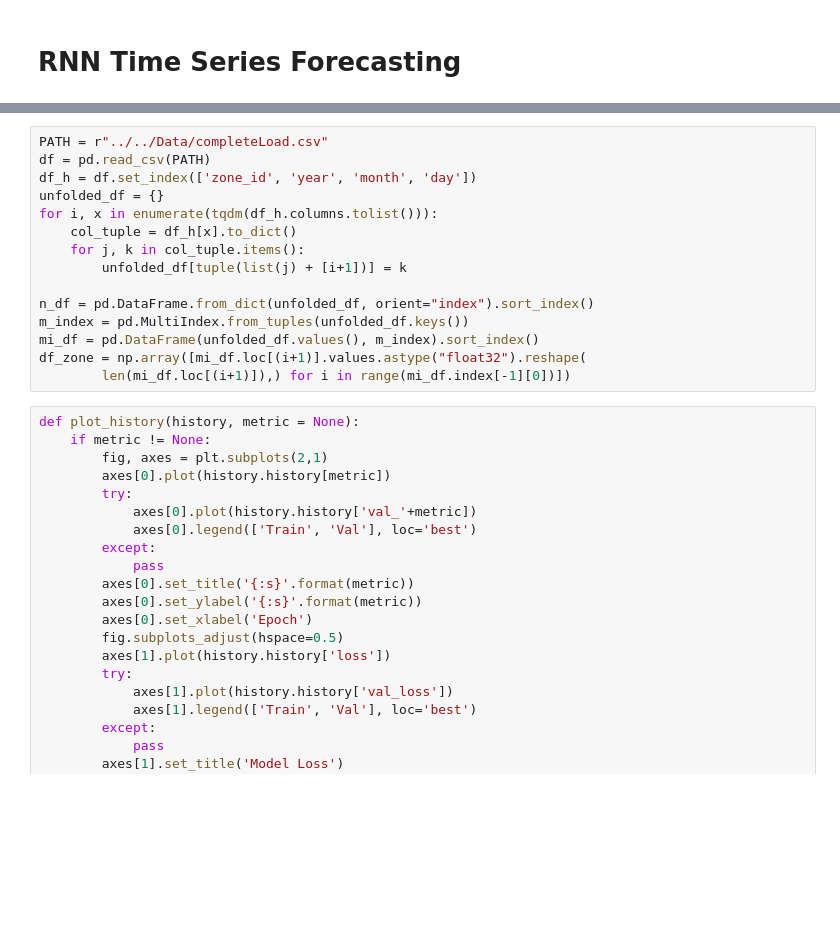
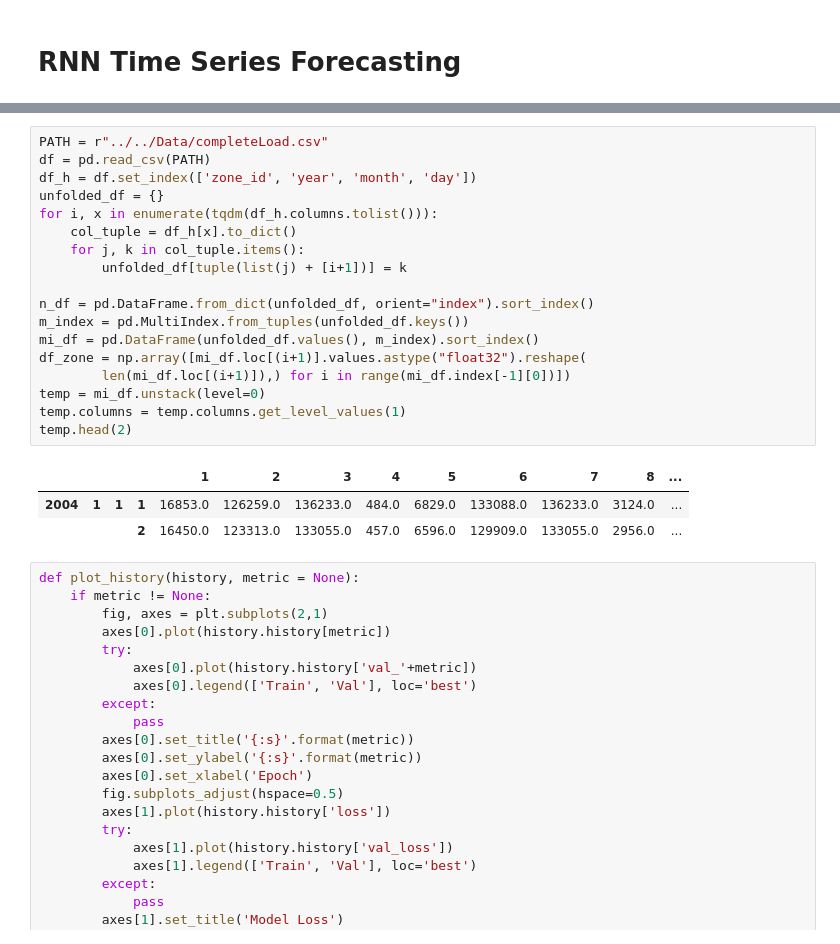
Before and after one commit to Pedromacedo41/MAP573, a Jupyter notebook: src/Francisco/RNN_TSF.ipynb, the cells around one changed output, grey strips where cells are left out. Cells and saved outputs as stored; diff of their text form; blank space fills up the shorter version.

```diff
--- a/src/Francisco/RNN_TSF.ipynb
+++ b/src/Francisco/RNN_TSF.ipynb
@@ -19,18 +39,25 @@ import pickle
 # %%
 PATH = r"../../Data/completeLoad.csv"
 df = pd.read_csv(PATH)
 df_h = df.set_index(['zone_id', 'year', 'month', 'day'])
 unfolded_df = {}
 for i, x in enumerate(tqdm(df_h.columns.tolist())):
     col_tuple = df_h[x].to_dict()
     for j, k in col_tuple.items():
         unfolded_df[tuple(list(j) + [i+1])] = k
 
 n_df = pd.DataFrame.from_dict(unfolded_df, orient="index").sort_index()
 m_index = pd.MultiIndex.from_tuples(unfolded_df.keys())
 mi_df = pd.DataFrame(unfolded_df.values(), m_index).sort_index()
 df_zone = np.array([mi_df.loc[(i+1)].values.astype("float32").reshape(
         len(mi_df.loc[(i+1)]),) for i in range(mi_df.index[-1][0])])
+temp = mi_df.unstack(level=0)
+temp.columns = temp.columns.get_level_values(1)
+temp.head(2)
+# %% [output]
+|  |  |  |  | 1 | 2 | 3 | 4 | 5 | 6 | 7 | 8 | ... |
+| 2004 | 1 | 1 | 1 | 16853.0 | 126259.0 | 136233.0 | 484.0 | 6829.0 | 133088.0 | 136233.0 | 3124.0 | ... |
+|  |  |  | 2 | 16450.0 | 123313.0 | 133055.0 | 457.0 | 6596.0 | 129909.0 | 133055.0 | 2956.0 | ... |
 # %%
 def plot_history(history, metric = None):
     if metric != None:
```
Also changed, not shown: parts of 14 cells of this notebook, 1 other file.
